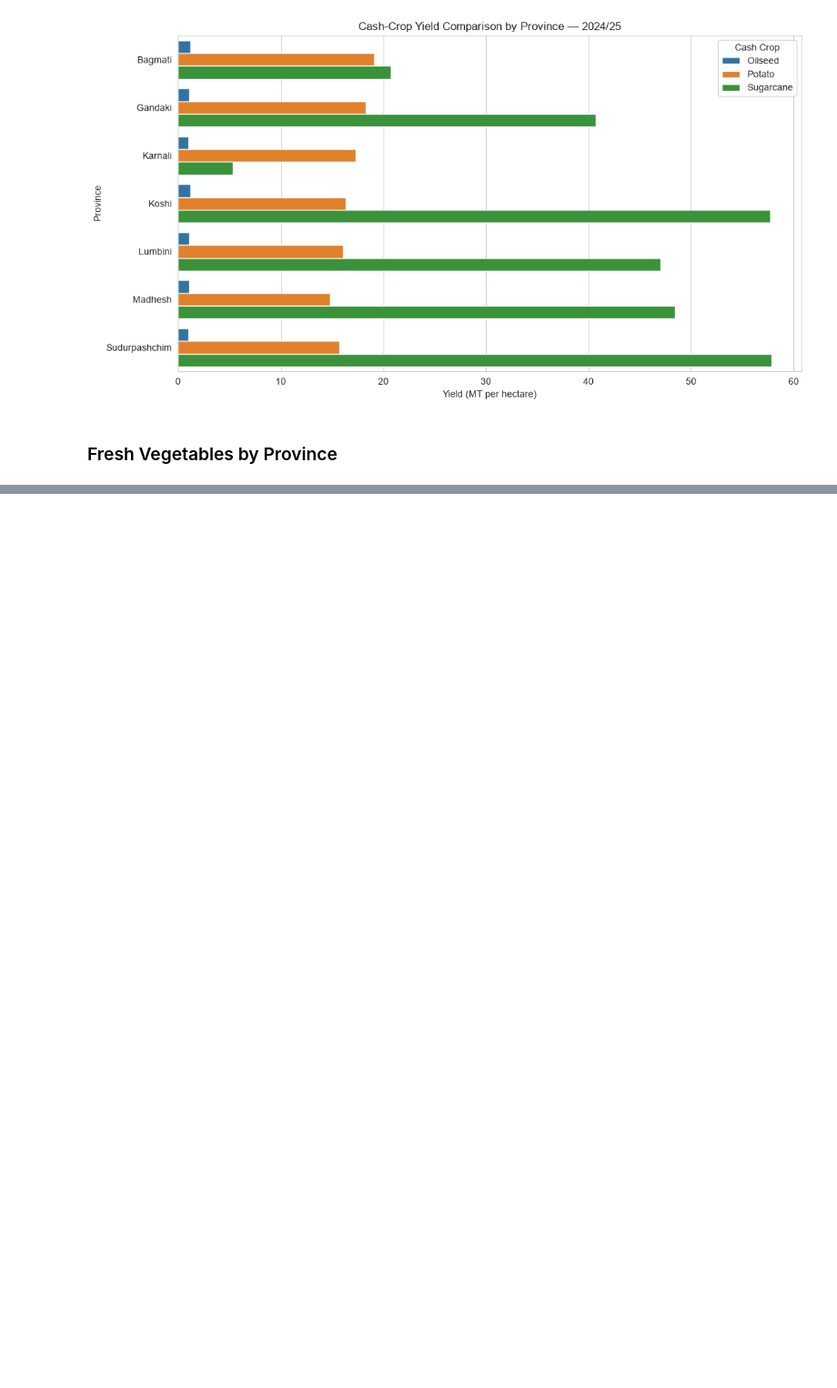
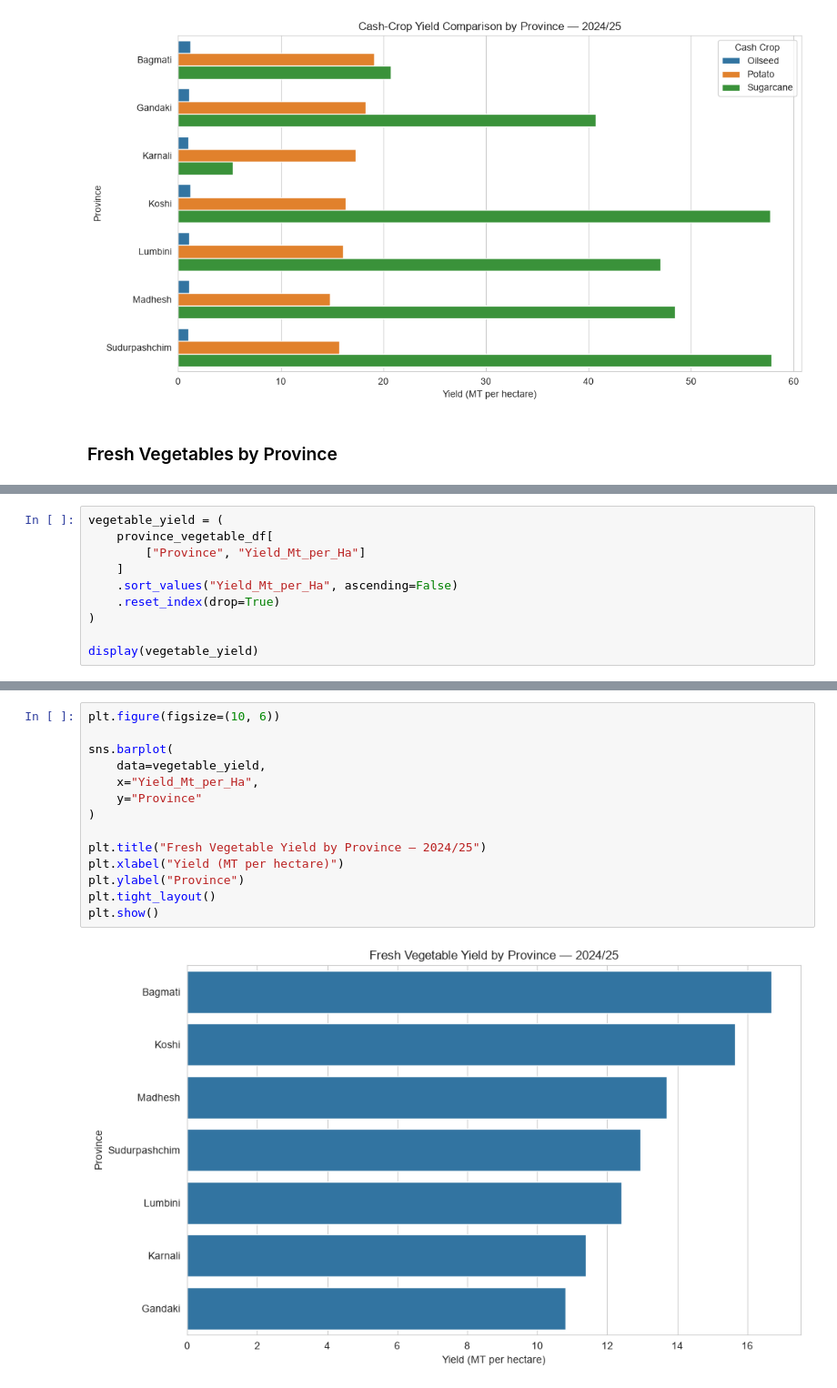
Before and after one commit to Srijan0113/Nepal_Agriculture_Analysis, a Jupyter notebook: Python/04_Province_and_District_Analysis.ipynb, the cells around one changed output, grey strips where cells are left out. Shown at 91% size. Cells and saved outputs as stored; diff of their text form; blank space fills up the shorter version.

```diff
--- a/Python/04_Province_and_District_Analysis.ipynb
+++ b/Python/04_Province_and_District_Analysis.ipynb
@@ -531,0 +605,10 @@ plt.show()
+# %%
+vegetable_yield = (
+    province_vegetable_df[
+        ["Province", "Yield_Mt_per_Ha"]
+    ]
+    .sort_values("Yield_Mt_per_Ha", ascending=False)
+    .reset_index(drop=True)
+)
+
+display(vegetable_yield)
@@ -531,0 +624,16 @@ plt.show()
+# %%
+plt.figure(figsize=(10, 6))
+
+sns.barplot(
+    data=vegetable_yield,
+    x="Yield_Mt_per_Ha",
+    y="Province"
+)
+
+plt.title("Fresh Vegetable Yield by Province — 2024/25")
+plt.xlabel("Yield (MT per hectare)")
+plt.ylabel("Province")
+plt.tight_layout()
+plt.show()
+# %% [output]
+[figure, added]
```
Also changed, not shown: parts of 13 cells of this notebook.
